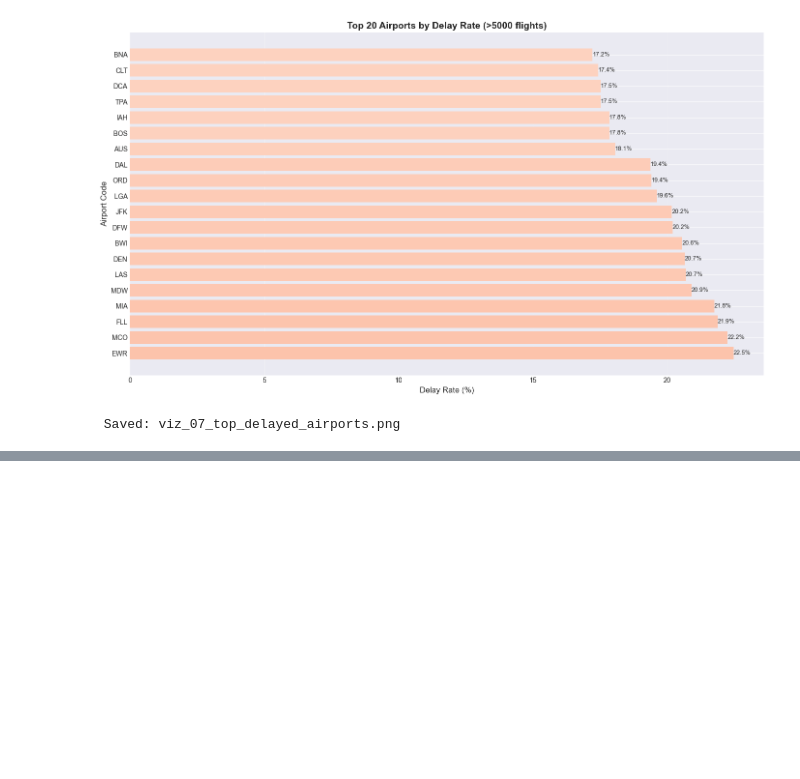
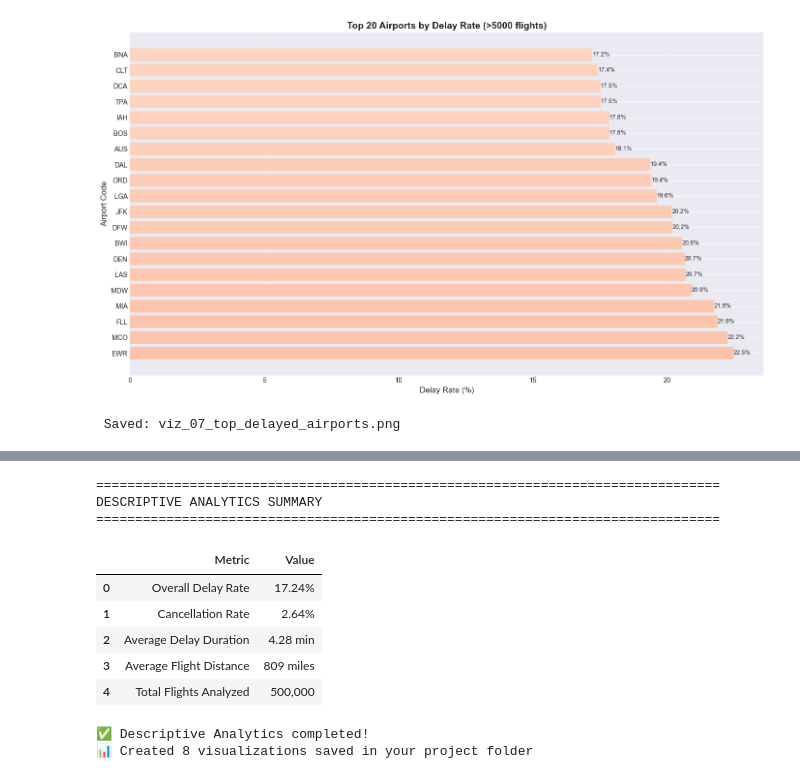
Before and after one commit to KL193/Flight_Delay_DataAnalysis, a Jupyter notebook: flight_delay_analysis.ipynb, the cells around one changed output, grey strips where cells are left out. Drawn from its saved outputs; the diff is of its cells as text; code cells hidden in the pictures; blank space fills up the shorter version.

```diff
--- a/flight_delay_analysis.ipynb
+++ b/flight_delay_analysis.ipynb
@@ -575,0 +712,46 @@ if 'ORIGIN' in df.columns and 'IS_DELAYED' in df.columns:
+# %%
+print("\n" + "=" * 80)
+print("DESCRIPTIVE ANALYTICS SUMMARY")
+print("=" * 80)
+
+summary_stats = {
+    'Metric': [],
+    'Value': []
+}
+
+if 'IS_DELAYED' in df.columns:
+    summary_stats['Metric'].append('Overall Delay Rate')
+    summary_stats['Value'].append(f"{df['IS_DELAYED'].mean()*100:.2f}%")
+
+if 'CANCELLED' in df.columns:
+    summary_stats['Metric'].append('Cancellation Rate')
+    summary_stats['Value'].append(f"{df['CANCELLED'].mean()*100:.2f}%")
+
+if 'ARR_DELAY' in df.columns:
+    summary_stats['Metric'].append('Average Delay Duration')
+    summary_stats['Value'].append(f"{df['ARR_DELAY'].mean():.2f} min")
+
+if 'DISTANCE' in df.columns:
+    summary_stats['Metric'].append('Average Flight Distance')
+    summary_stats['Value'].append(f"{df['DISTANCE'].mean():.0f} miles")
+
+summary_stats['Metric'].append('Total Flights Analyzed')
+summary_stats['Value'].append(f"{len(df):,}")
+
+summary_df = pd.DataFrame(summary_stats)
+display(summary_df)
+
+print("\n✅ Descriptive Analytics completed!")
+print(f"📊 Created 8 visualizations saved in your project folder")
+# %% [output]
+================================================================================
+DESCRIPTIVE ANALYTICS SUMMARY
+================================================================================
+|  | Metric | Value |
+| 0 | Overall Delay Rate | 17.24% |
+| 1 | Cancellation Rate | 2.64% |
+| 2 | Average Delay Duration | 4.28 min |
+| 3 | Average Flight Distance | 809 miles |
+| 4 | Total Flights Analyzed | 500,000 |
+✅ Descriptive Analytics completed!
+📊 Created 8 visualizations saved in your project folder
```
Also changed, not shown: parts of 6 cells of this notebook, 1 other file.
